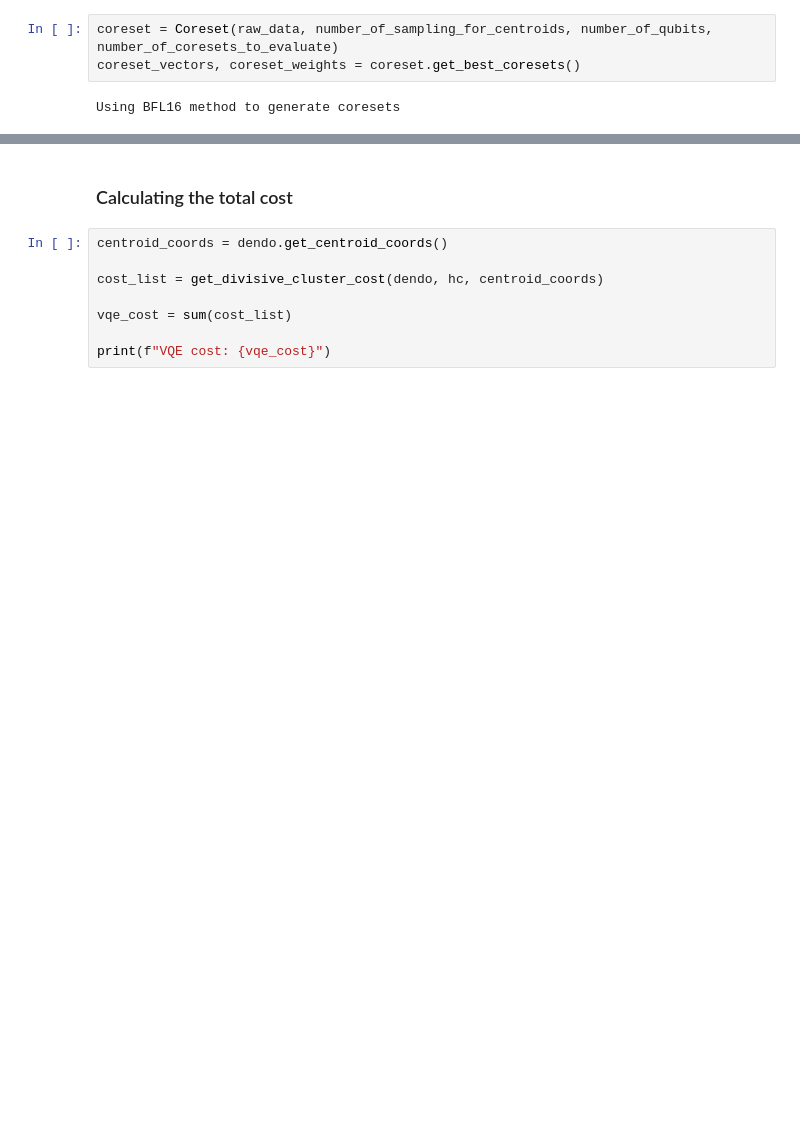
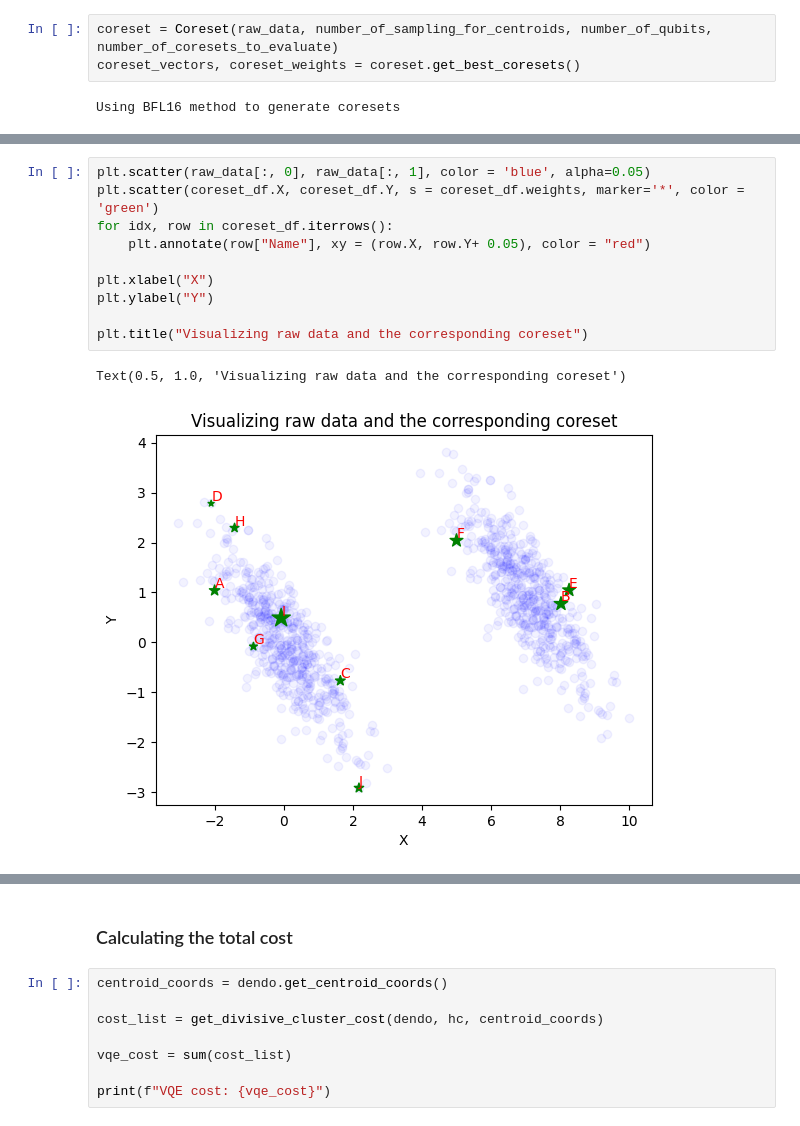
Before and after one commit to Boniface316/bigdata_vqa, a Jupyter notebook: Notebooks/Divisive_clustering_toy_experiment.ipynb, the cells around one changed output, grey strips where cells are left out. Cells and saved outputs as stored; diff of their text form; blank space fills up the shorter version.

```diff
--- a/Notebooks/Divisive_clustering_toy_experiment.ipynb
+++ b/Notebooks/Divisive_clustering_toy_experiment.ipynb
@@ -46 +56,14 @@ coreset_df
+# %%
+plt.scatter(raw_data[:, 0], raw_data[:, 1], color = 'blue', alpha=0.05)
+plt.scatter(coreset_df.X, coreset_df.Y, s = coreset_df.weights, marker='*', color = 'green')
+for idx, row in coreset_df.iterrows():
+    plt.annotate(row["Name"], xy = (row.X, row.Y+ 0.05), color = "red")
+
+plt.xlabel("X")
+plt.ylabel("Y")
+
+plt.title("Visualizing raw data and the corresponding coreset")
+# %% [output]
+Text(0.5, 1.0, 'Visualizing raw data and the corresponding coreset')
+[figure, added]
 # %%
```
Also changed, not shown: parts of 25 cells of this notebook, 3 other files.
